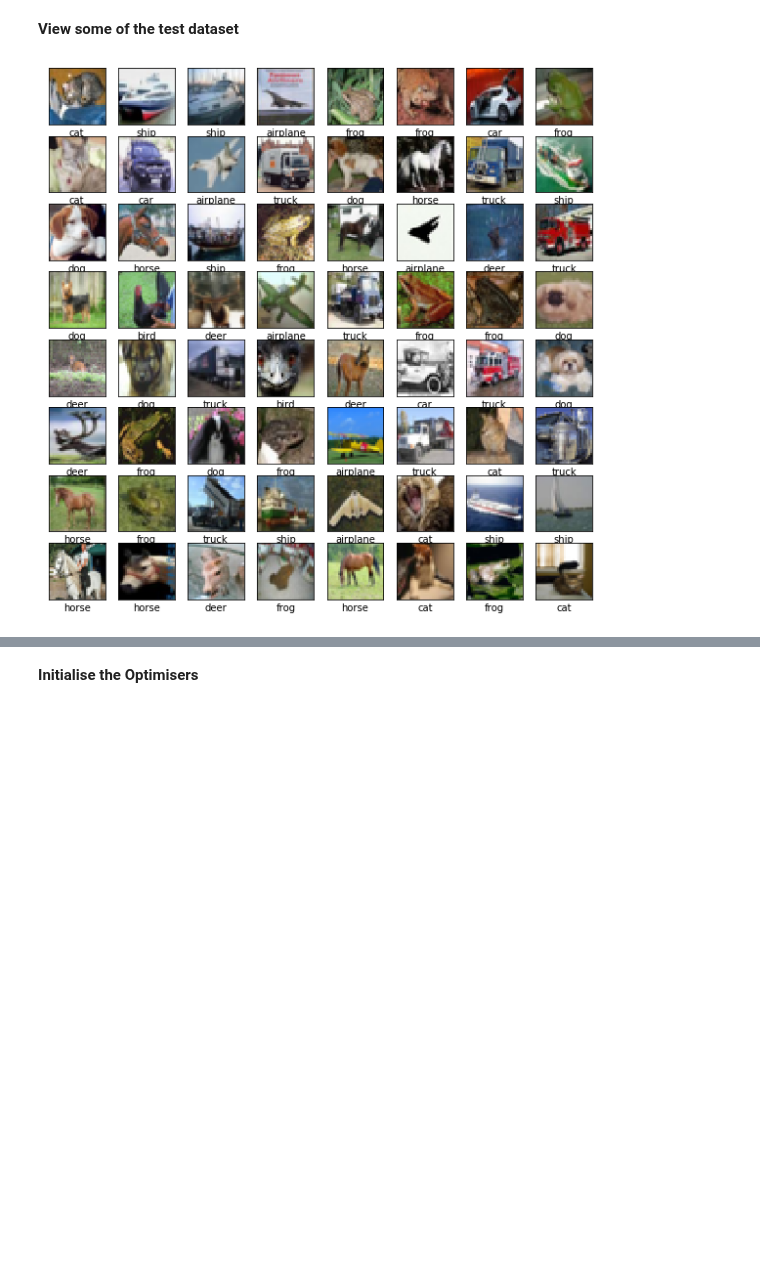
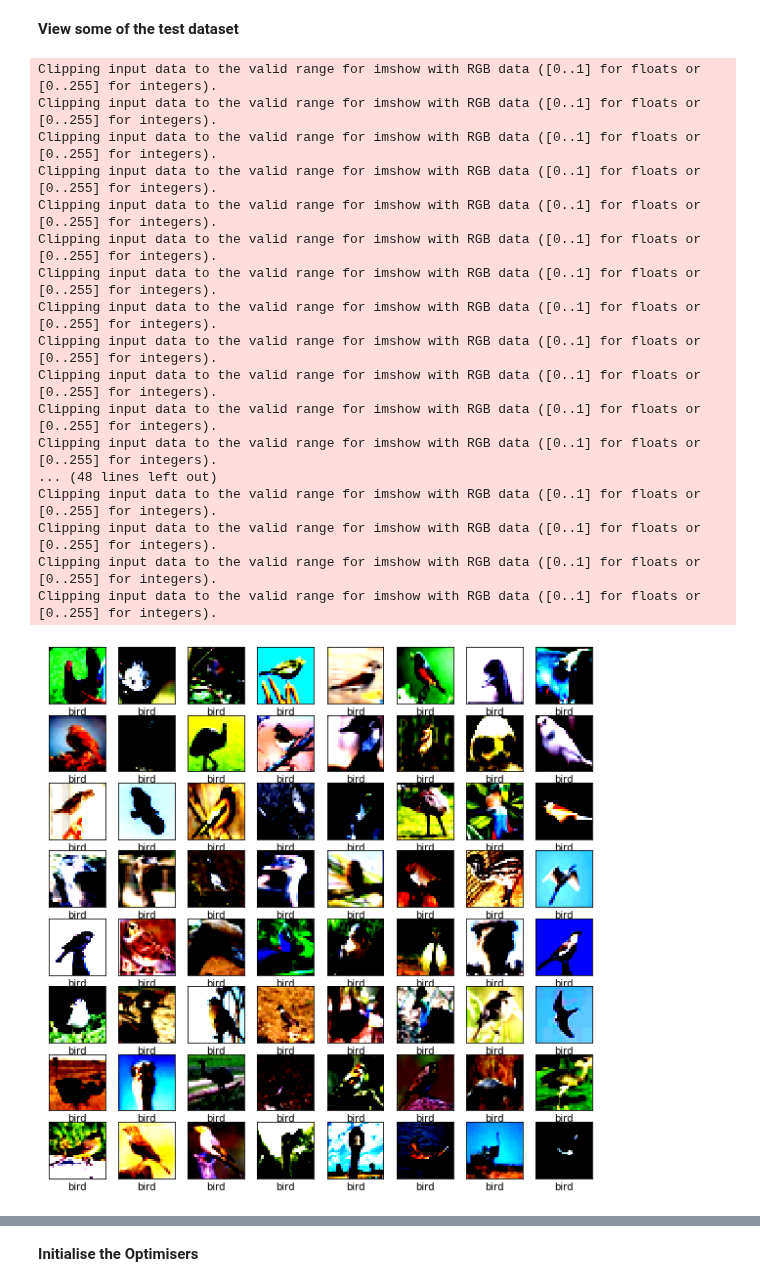
Before and after one commit to jakey1610/MachineLearningL3, a Jupyter notebook: birdgen.ipynb, the cells around one changed output, grey strips where cells are left out. Drawn from its saved outputs; the diff is of its cells as text; code cells hidden in the pictures; blank space fills up the shorter version.

```diff
--- a/birdgen.ipynb
+++ b/birdgen.ipynb
@@ -30,19 +116,22 @@ def cycle(iterable):
         for x in iterable:
             yield x
 
-class_names = ['airplane', 'car', 'bird', 'cat', 'deer', 'dog', 'frog', 'horse', 'ship', 'truck']
+bird_trainset = \
+    DatasetMaker(
+        [get_class_i(x_train, y_train, classDict['bird'])],
+        transform_with_aug
+    )
+bird_testset  = \
+    DatasetMaker(
+        [get_class_i(x_test , y_test , classDict['bird'])],
+        transform_no_aug
+    )
 
-train_loader = torch.utils.data.DataLoader(
-    torchvision.datasets.CIFAR10('data', train=True, download=True, transform=torchvision.transforms.Compose([
-        torchvision.transforms.ToTensor()
-    ])),
-shuffle=True, batch_size=128, drop_last=True)
+kwargs = {'num_workers': 2, 'pin_memory': False}
 
-test_loader = torch.utils.data.DataLoader(
-    torchvision.datasets.CIFAR10('data', train=False, download=True, transform=torchvision.transforms.Compose([
-        torchvision.transforms.ToTensor()
-    ])),
-shuffle=False, batch_size=128, drop_last=True)
+# Create datasetLoaders from trainset and testset
+train_loader   = DataLoader(bird_trainset, batch_size=64, shuffle=True , **kwargs)
+test_loader    = DataLoader(bird_testset , batch_size=64, shuffle=False, **kwargs)
 
 
 train_iterator = iter(cycle(train_loader))
@@ -58,14 +145,32 @@ Files already downloaded and verified
 # %% [markdown]
 **View some of the test dataset**
 # %%
+class_names = ['bird']
 plt.figure(figsize=(10,10))
 for i in range(64):
     plt.subplot(8,8,i+1)
     plt.xticks([])
     plt.yticks([])
     plt.grid(False)
     plt.imshow(test_loader.dataset[i][0].permute(0,2,1).contiguous().permute(2,1,0), cmap=plt.cm.binary)
     plt.xlabel(class_names[test_loader.dataset[i][1]])
 # %% [output]
+Clipping input data to the valid range for imshow with RGB data ([0..1] for floats or [0..255] for integers).
+Clipping input data to the valid range for imshow with RGB data ([0..1] for floats or [0..255] for integers).
+Clipping input data to the valid range for imshow with RGB data ([0..1] for floats or [0..255] for integers).
+Clipping input data to the valid range for imshow with RGB data ([0..1] for floats or [0..255] for integers).
+Clipping input data to the valid range for imshow with RGB data ([0..1] for floats or [0..255] for integers).
+Clipping input data to the valid range for imshow with RGB data ([0..1] for floats or [0..255] for integers).
+Clipping input data to the valid range for imshow with RGB data ([0..1] for floats or [0..255] for integers).
+Clipping input data to the valid range for imshow with RGB data ([0..1] for floats or [0..255] for integers).
+Clipping input data to the valid range for imshow with RGB data ([0..1] for floats or [0..255] for integers).
+Clipping input data to the valid range for imshow with RGB data ([0..1] for floats or [0..255] for integers).
+Clipping input data to the valid range for imshow with RGB data ([0..1] for floats or [0..255] for integers).
+Clipping input data to the valid range for imshow with RGB data ([0..1] for floats or [0..255] for integers).
+... (48 lines left out)
+Clipping input data to the valid range for imshow with RGB data ([0..1] for floats or [0..255] for integers).
+Clipping input data to the valid range for imshow with RGB data ([0..1] for floats or [0..255] for integers).
+Clipping input data to the valid range for imshow with RGB data ([0..1] for floats or [0..255] for integers).
+Clipping input data to the valid range for imshow with RGB data ([0..1] for floats or [0..255] for integers).
-[figure, old version]
+[figure, new version]
 # %% [markdown]
```
Also changed, not shown: parts of 13 cells of this notebook.
